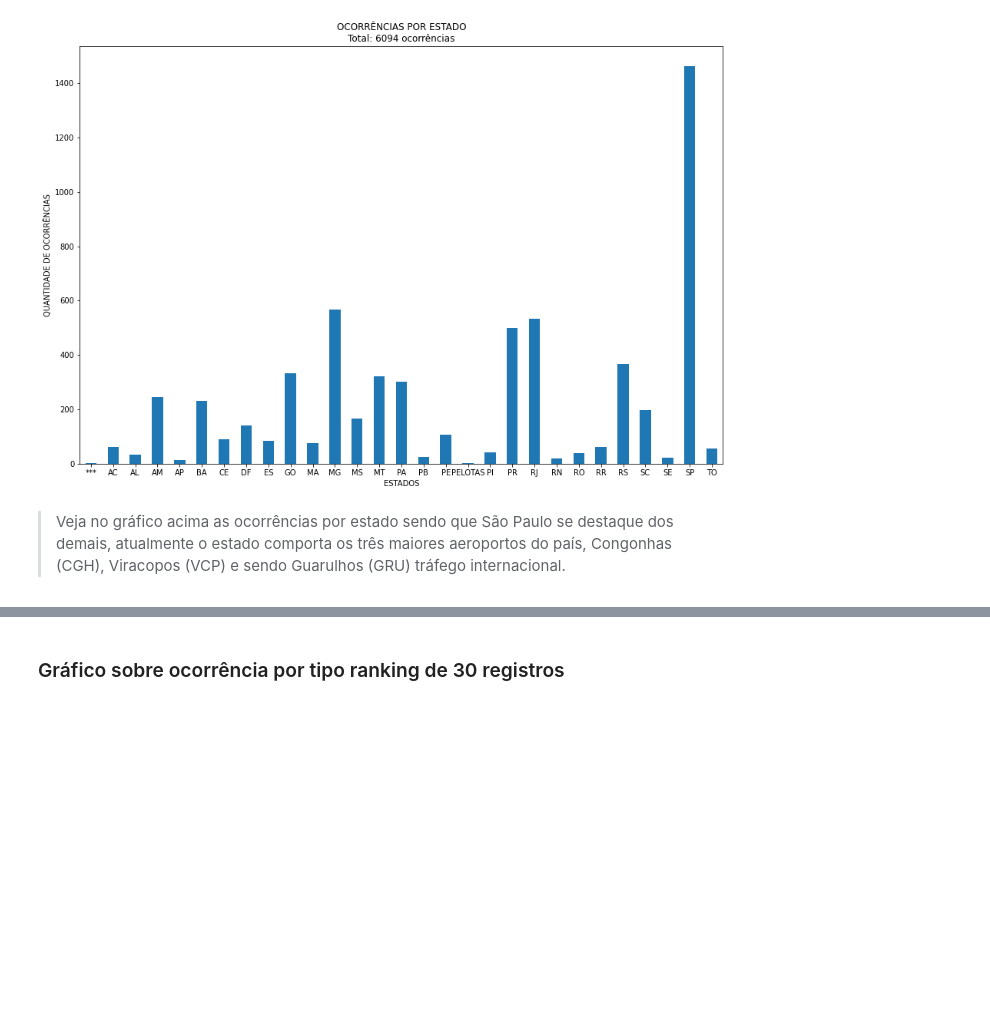
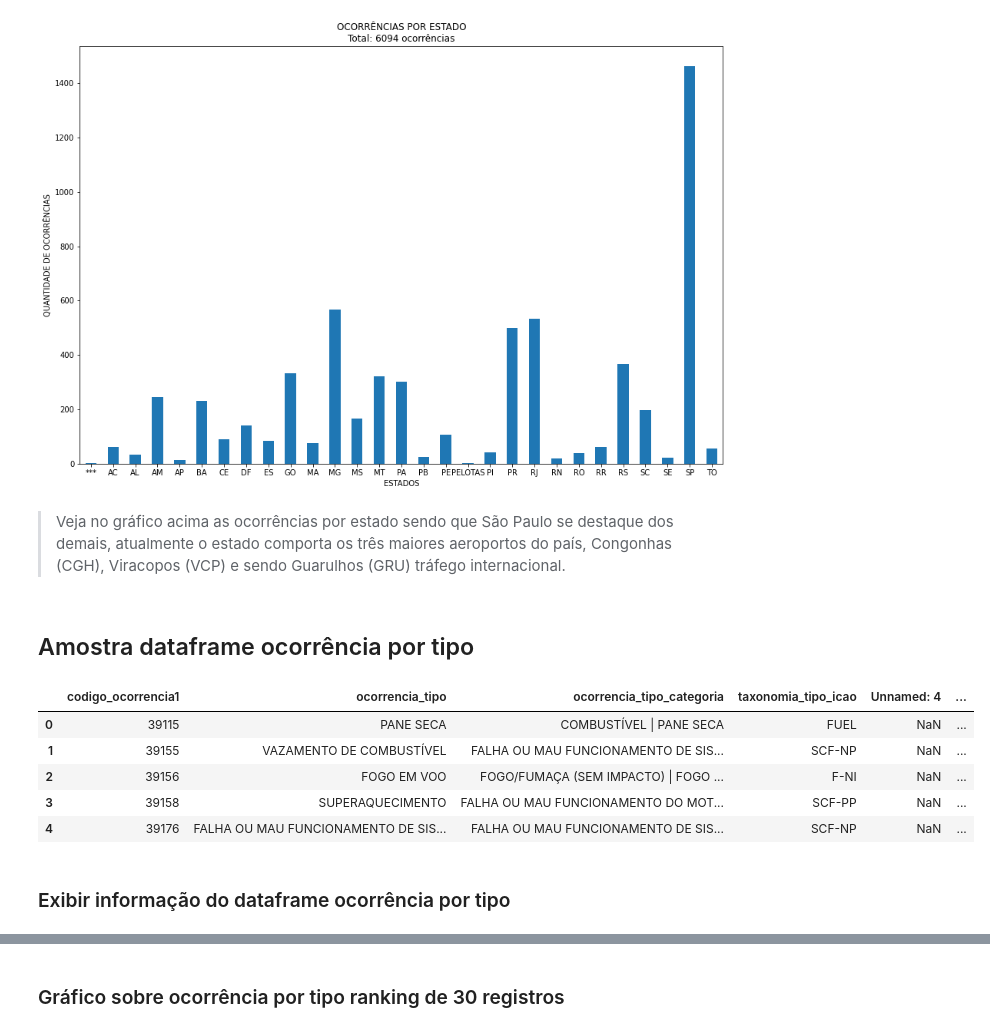
Before and after one commit to Deployando/estudo_ocorrencias_aeronauticas_cenipa, a Jupyter notebook: estudo.ipynb, the cells around one changed output, grey strips where cells are left out. Saved outputs shown, nothing was run; the diff lists cells and outputs as text; code cells hidden in the pictures; blank space fills up the shorter version.

```diff
--- a/estudo.ipynb
+++ b/estudo.ipynb
@@ -47,9 +47,9 @@ import folium # Visualiza mapa geoespacial
 # %% [markdown]
 ## **Leitura dos datasets**
 # %%
-aeronave = pd.read_csv('https://raw.githubusercontent.com/linux8bits/analise_dados_cenipa/main/dataset/aeronave.csv')
-ocorrencia = pd.read_csv('https://raw.githubusercontent.com/linux8bits/analise_dados_cenipa/main/dataset/ocorrencia.csv')
-ocorrencia_tipo = pd.read_csv('https://raw.githubusercontent.com/linux8bits/analise_dados_cenipa/main/dataset/ocorrencia_tipo.csv')
+aeronave = pd.read_csv('https://raw.githubusercontent.com/linux8bits/estudo_ocorrencias_aeronauticas_cenipa/main/dataset/aeronave.csv')
+ocorrencia = pd.read_csv('https://raw.githubusercontent.com/linux8bits/estudo_ocorrencias_aeronauticas_cenipa/main/dataset/ocorrencia.csv')
+ocorrencia_tipo = pd.read_csv('https://raw.githubusercontent.com/linux8bits/estudo_ocorrencias_aeronauticas_cenipa/main/dataset/ocorrencia_tipo.csv')
 # %% [markdown]
 # **Análise de dados sobre aeronave**
 # %% [markdown]
@@ -260,3 +260,16 @@ plt.show()
 [figure]
 # %% [markdown]
 > Veja no gráfico acima as ocorrências por estado sendo que São Paulo se destaque dos demais, atualmente o estado comporta os três maiores aeroportos do país, Congonhas (CGH), Viracopos (VCP) e sendo Guarulhos (GRU) tráfego internacional.
+# %% [markdown]
+## Amostra dataframe ocorrência por tipo
+# %%
+ocorrencia_tipo.head()
+# %% [output]
+|  | codigo_ocorrencia1 | ocorrencia_tipo | ocorrencia_tipo_categoria | taxonomia_tipo_icao | Unnamed: 4 | ... |
+| 0 | 39115 | PANE SECA | COMBUSTÍVEL | PANE SECA | FUEL | NaN | ... |
+| 1 | 39155 | VAZAMENTO DE COMBUSTÍVEL | FALHA OU MAU FUNCIONAMENTO DE SIS... | SCF-NP | NaN | ... |
+| 2 | 39156 | FOGO EM VOO | FOGO/FUMAÇA (SEM IMPACTO) | FOGO ... | F-NI | NaN | ... |
+| 3 | 39158 | SUPERAQUECIMENTO | FALHA OU MAU FUNCIONAMENTO DO MOT... | SCF-PP | NaN | ... |
+| 4 | 39176 | FALHA OU MAU FUNCIONAMENTO DE SIS... | FALHA OU MAU FUNCIONAMENTO DE SIS... | SCF-NP | NaN | ... |
+# %% [markdown]
+### Exibir informação do dataframe ocorrência por tipo
```
Also changed, not shown: parts of 3 cells of this notebook.
